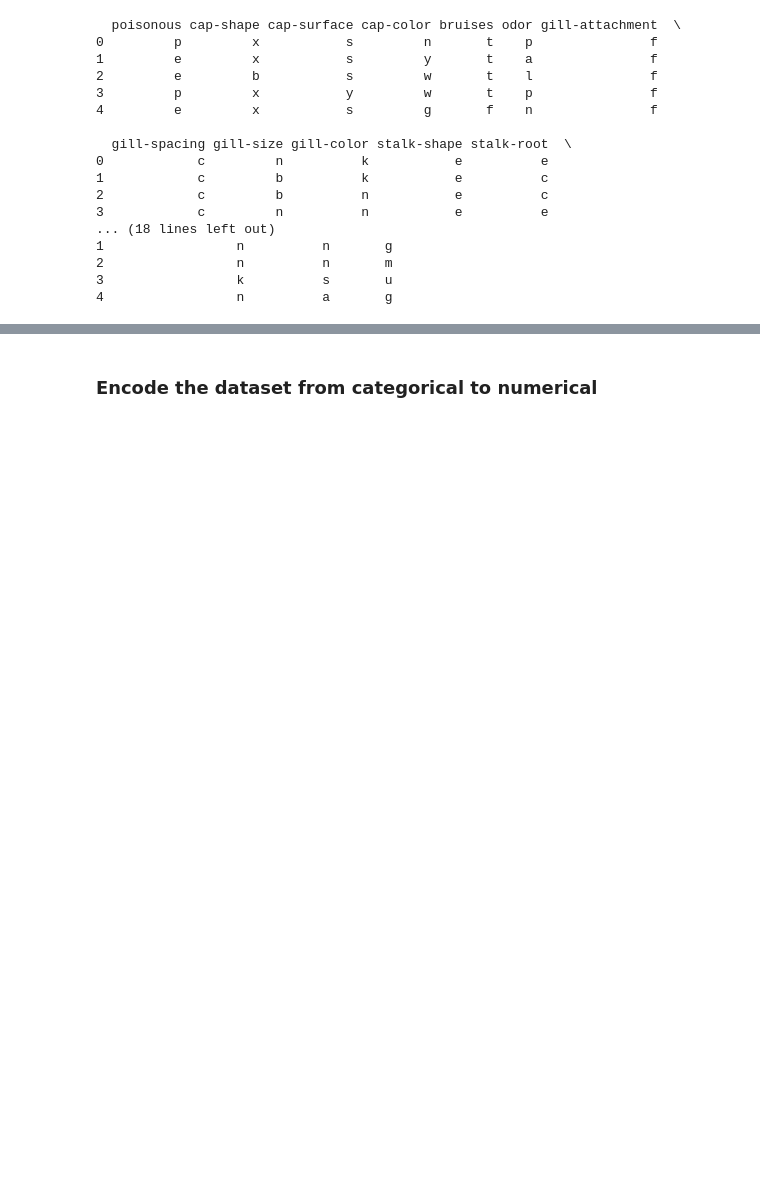
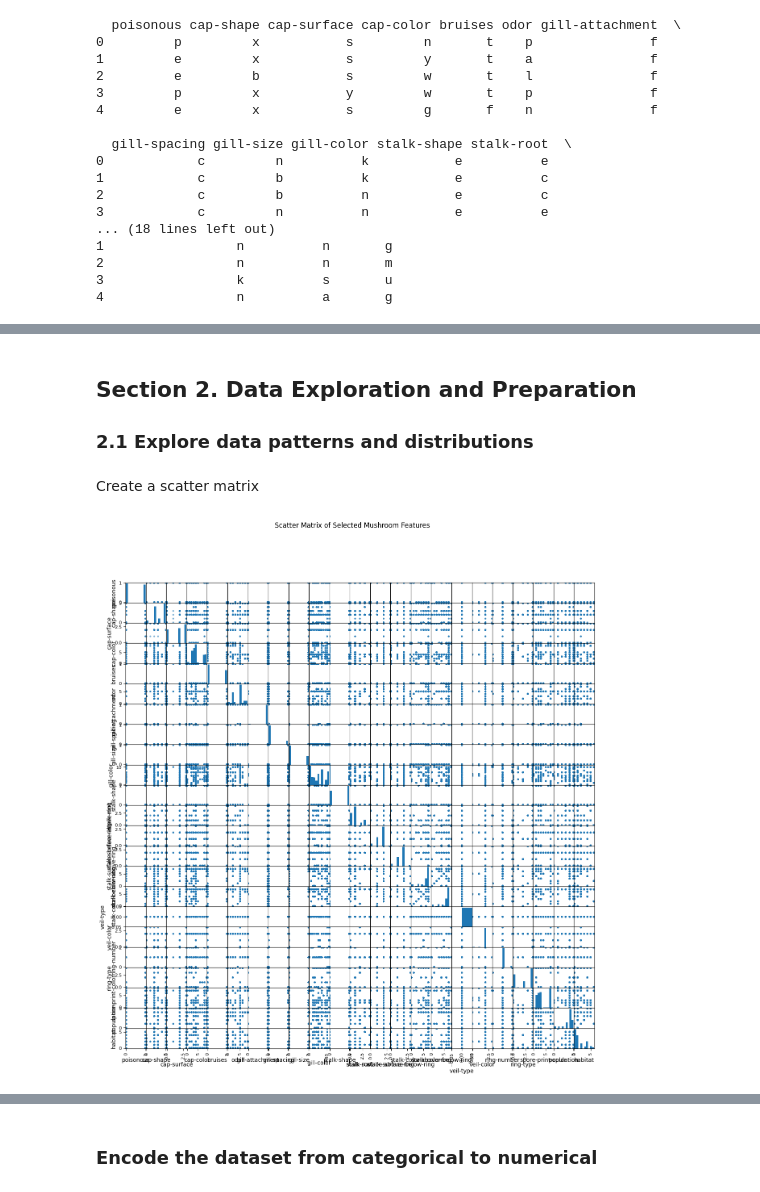
Before and after one commit to sapapesh/applied-ml-showard, a Jupyter notebook: midterm/classification_sahoward.ipynb, the cells around one changed output, grey strips where cells are left out. Saved outputs shown, nothing was run; the diff lists cells and outputs as text; code cells hidden in the pictures; blank space fills up the shorter version.

```diff
--- a/midterm/classification_sahoward.ipynb
+++ b/midterm/classification_sahoward.ipynb
@@ -78,8 +98,3 @@ print(df.head())
 2                 n          n       m
 3                 k          s       u
 4                 n          a       g
-# %%
-#Clean the data
-df.drop(axis='columns', labels='stalk-root', inplace=True)
-df.dropna(axis='index', how="any", inplace=True)
-print(df.head())
@@ -103,0 +145,28 @@ print(df.head())
+# %% [markdown]
+## Section 2. Data Exploration and Preparation
+
+### 2.1 Explore data patterns and distributions
+# %% [markdown]
+Create a scatter matrix
+# %%
+# Use a scatter matrix to visualize feature relationships and distributions:
+# List of attributes you want to plot
+attributes = ['poisonous', 'cap-shape', 'cap-surface', 'cap-color', 'bruises', 'odor', 'gill-attachment',
+    'gill-spacing', 'gill-size', 'gill-color', 'stalk-shape', 'stalk-root', 'stalk-surface-above-ring',
+    'stalk-surface-below-ring', 'stalk-color-above-ring', 'stalk-color-below-ring', 'veil-type',
+    'veil-color', 'ring-number', 'ring-type', 'spore-print-color', 'population', 'habitat']
+
+# Create a copy of the relevant columns
+df_subset = df[attributes].copy()
+
+# Encode all categorical columns to numeric
+for col in df_subset.columns:
+    le = LabelEncoder()
+    df_subset[col] = le.fit_transform(df_subset[col])
+
+# Plot the scatter matrix
+scatter_matrix(df_subset, figsize=(15, 15), diagonal='hist', alpha=0.6)
+plt.suptitle("Scatter Matrix of Selected Mushroom Features")
+plt.show()
+# %% [output]
+[figure, added]
```
Also changed, not shown: parts of 21 cells of this notebook.
